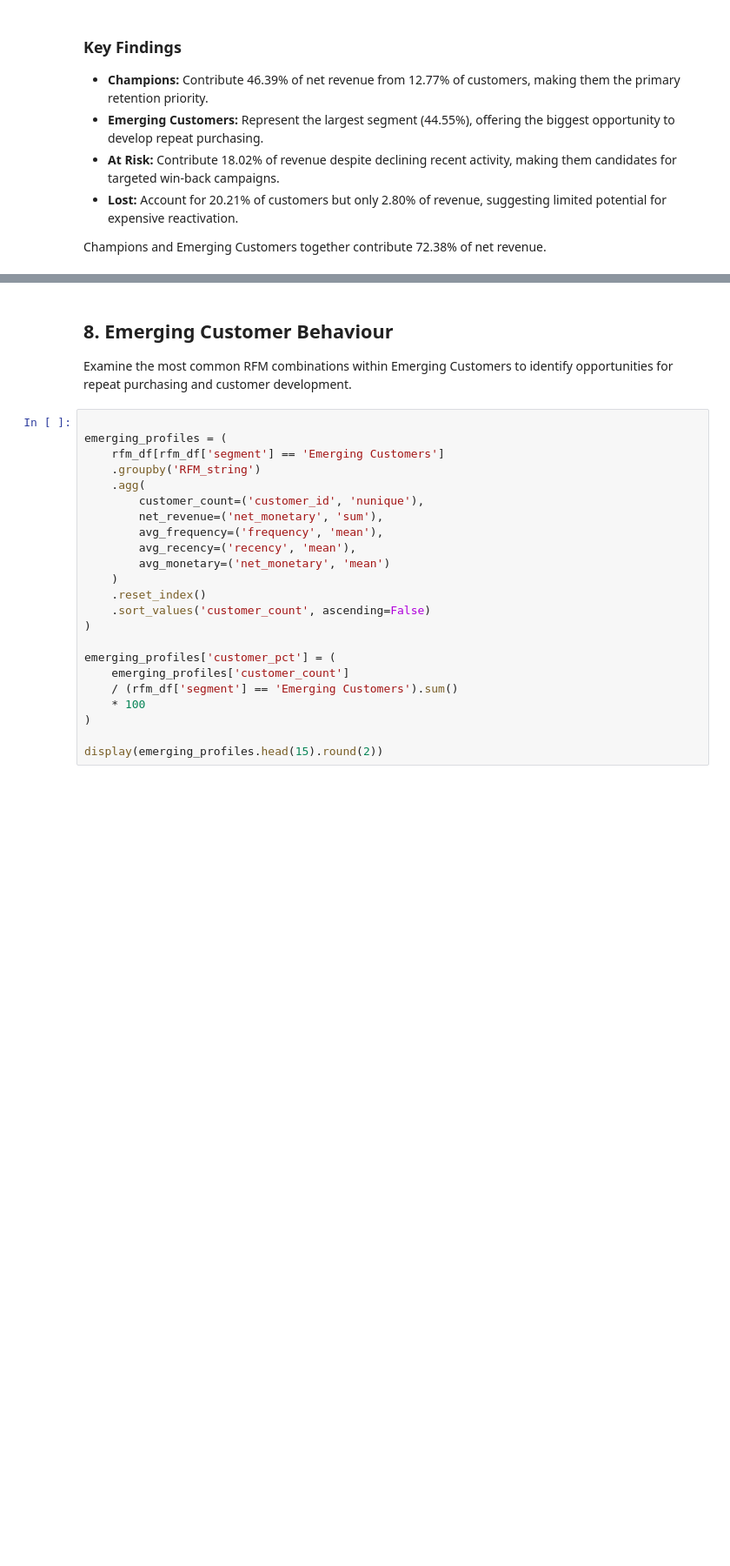
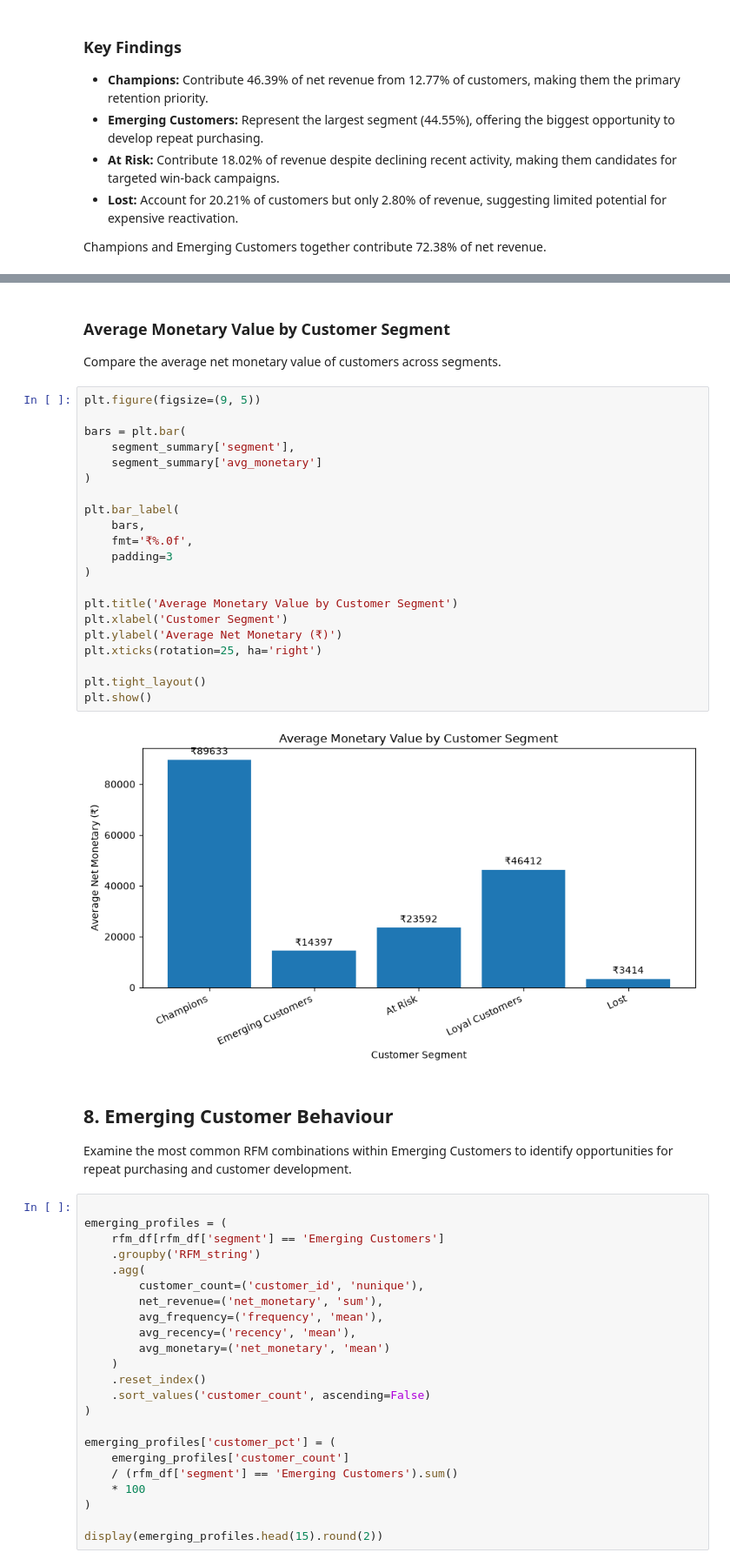
Before and after one commit to neharika/rfm-customer-segmentation, a Jupyter notebook: notebooks/03_rfm_segments.ipynb, the cells around one changed output, grey strips where cells are left out. Shown at 87% size. Drawn from its saved outputs; the diff is of its cells as text; blank space fills up the shorter version.

```diff
--- a/notebooks/03_rfm_segments.ipynb
+++ b/notebooks/03_rfm_segments.ipynb
@@ -810,3 +843,30 @@ Champions and Emerging Customers together contribute 72.38% of net revenue.
+# %% [markdown]
+### Average Monetary Value by Customer Segment
+
+Compare the average net monetary value of customers across segments.
+# %%
+plt.figure(figsize=(9, 5))
+
+bars = plt.bar(
+    segment_summary['segment'],
+    segment_summary['avg_monetary']
+)
+
+plt.bar_label(
+    bars,
+    fmt='₹%.0f',
+    padding=3
+)
+
+plt.title('Average Monetary Value by Customer Segment')
+plt.xlabel('Customer Segment')
+plt.ylabel('Average Net Monetary (₹)')
+plt.xticks(rotation=25, ha='right')
+
+plt.tight_layout()
+plt.show()
+# %% [output]
+[figure, added]
 # %% [markdown]
 ## 8. Emerging Customer Behaviour
 
```
Also changed, not shown: parts of 11 cells of this notebook, 1 other file.
